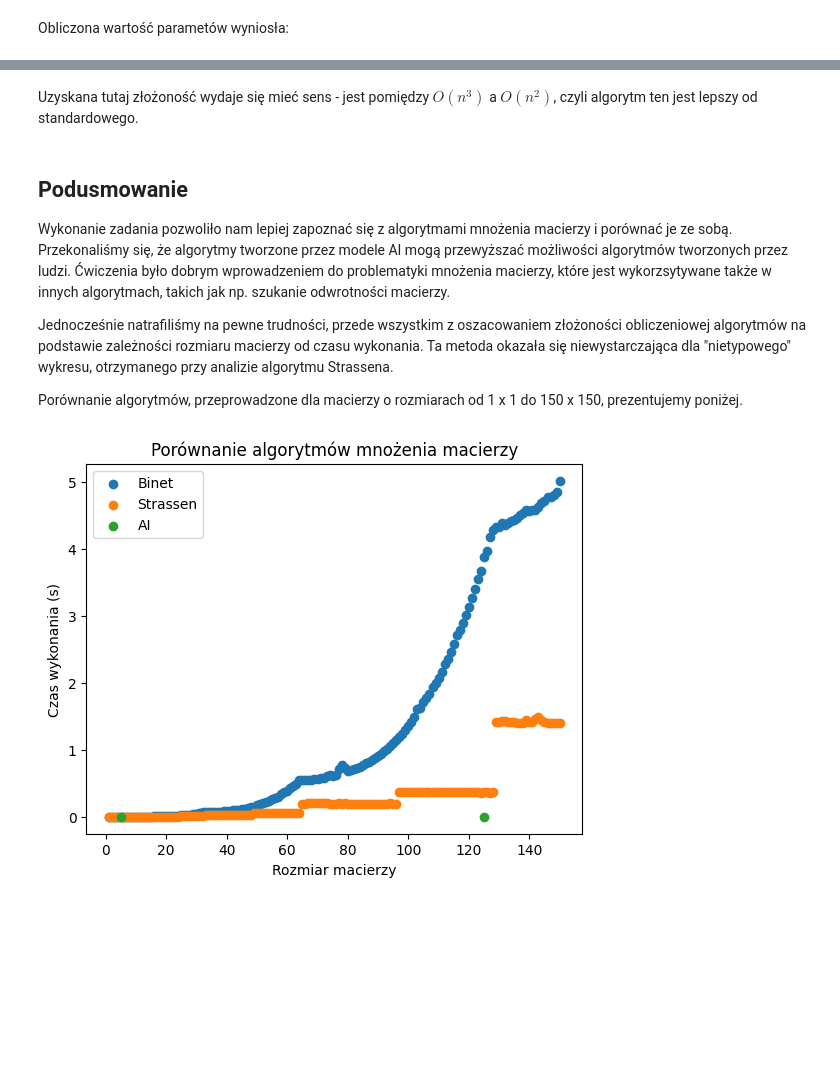
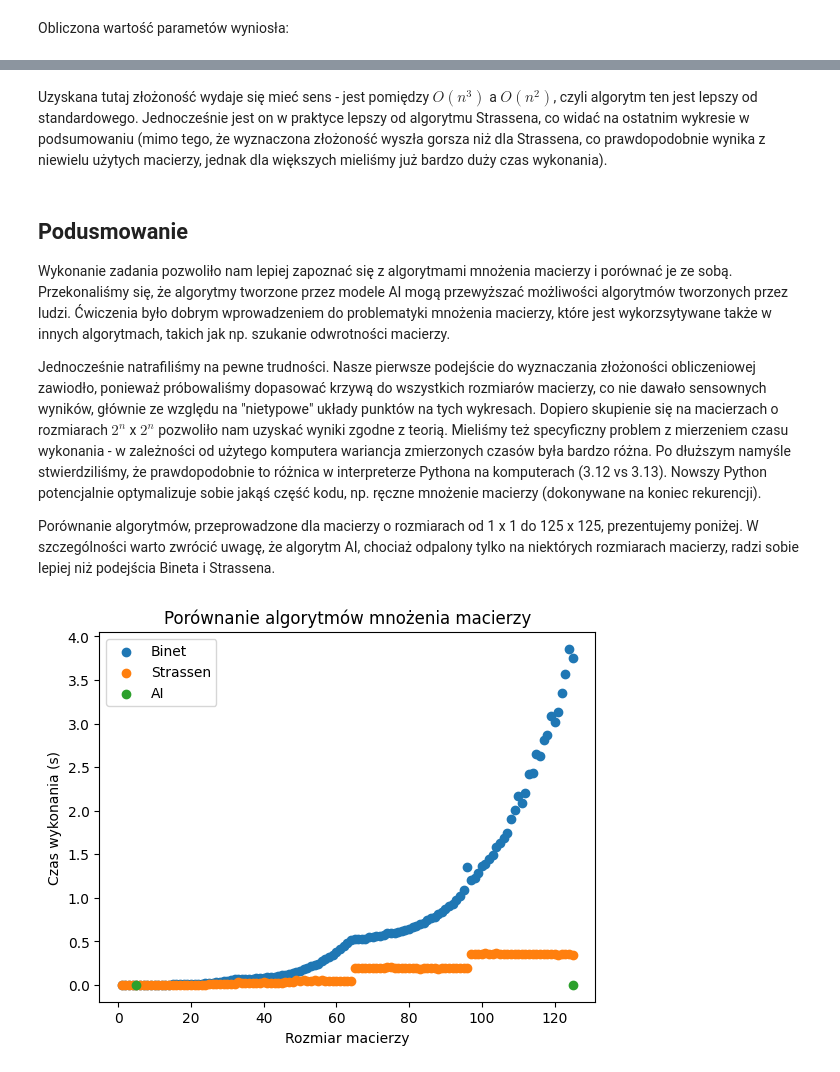
Before and after one commit to krzysztof-kopel/AlgoMacierzowe, a Jupyter notebook: lab1/lab1.ipynb, the cells around one changed output, grey strips where cells are left out. Saved outputs shown, nothing was run; the diff lists cells and outputs as text; code cells hidden in the pictures; blank space fills up the shorter version.

```diff
--- a/lab1/lab1.ipynb
+++ b/lab1/lab1.ipynb
@@ -185,7 +185,22 @@ def func(x, a, b):
 # %%
 from scipy.optimize import curve_fit
 
-params, _ = list(curve_fit(func, range(1, len(successful_binet_wrappers) + 1), [wrapper.time_used for wrapper in successful_binet_wrappers]))
+test_matrices = [np.random.uniform(0.00000001, 1, (2 ** i, 2 ** i)) for i in range(8)]
+wrappers = [BinetWrapper() for _ in range(8)]
+
+for _ in range(4):
+    for i, matrix in enumerate(test_matrices):
+        time1 = perf_counter()
+        wrappers[i].binet(matrix, matrix)
+        time2 = perf_counter()
+        wrappers[i].time_used.append(time2 - time1)
+
+for wrapper in wrappers:
+    wrapper.memory_used //= len(wrapper.time_used)
+    wrapper.flops //= len(wrapper.time_used)
+    wrapper.time_used = median(wrapper.time_used)
+
+params, _ = list(curve_fit(func, [2 ** i for i in range(8)], [wrapper.time_used for wrapper in wrappers]))
 # %% [markdown]
 Oszacowana wartość parametrów wyniosła:
 # %%
@@ -359,13 +374,13 @@ def strassen(self, A, B):
 from strassen import StrassenWrapper
 
 wrappers = [StrassenWrapper() for _ in range(len(matrices))]
-for _ in range(4):
+for _ in range(3):
     for i, (matrix_a, matrix_b) in enumerate(matrices):
         time1 = perf_counter()
         wrappers[i].strassen(matrix_a, matrix_b)
         time2 = perf_counter()
         wrappers[i].time_used.append(time2 - time1)
-        if wrappers[i].time_used[-1] > 7:
+        if wrappers[i].time_used[-1] > 4:
             break
 
 for wrapper in wrappers:
@@ -416,7 +433,22 @@ plt.show()
 # %% [markdown]
 Ponownie, dopasowujemy krzywą postaci $$ y = a * x^b $$
 # %%
-params, _ = curve_fit(func, range(1, len(successful_strassen_wrappers) + 1), [wrapper.time_used for wrapper in successful_strassen_wrappers])
+test_matrices = [np.random.uniform(0.00000001, 1, (2 ** i, 2 ** i)) for i in range(8)]
+wrappers = [StrassenWrapper() for _ in range(8)]
+
+for _ in range(4):
+    for i, matrix in enumerate(test_matrices):
+        time1 = perf_counter()
+        wrappers[i].strassen(matrix, matrix)
+        time2 = perf_counter()
+        wrappers[i].time_used.append(time2 - time1)
+
+for wrapper in wrappers:
+    wrapper.memory_used //= len(wrapper.time_used)
+    wrapper.flops //= len(wrapper.time_used)
+    wrapper.time_used = median(wrapper.time_used)
+
+params, _ = list(curve_fit(func, [2 ** i for i in range(8)], [wrapper.time_used for wrapper in wrappers]))
 # %% [markdown]
 Obliczone wartości parametrów wynoszą:
 # %%
@@ -590,20 +623,20 @@ plt.show()
 # %% [markdown]
-Uzyskana tutaj złożoność wydaje się mieć sens - jest pomiędzy $ O(n^3) $ a $ O(n^2) $, czyli algorytm ten jest lepszy od standardowego.
+Uzyskana tutaj złożoność wydaje się mieć sens - jest pomiędzy $ O(n^3) $ a $ O(n^2) $, czyli algorytm ten jest lepszy od standardowego. Jednocześnie jest on w praktyce lepszy od algorytmu Strassena, co widać na ostatnim wykresie w podsumowaniu (mimo tego, że wyznaczona złożoność wyszła gorsza niż dla Strassena, co prawdopodobnie wynika z niewielu użytych macierzy, jednak dla większych mieliśmy już bardzo duży czas wykonania).
 # %% [markdown]
 ## Podusmowanie
 Wykonanie zadania pozwoliło nam lepiej zapoznać się z algorytmami mnożenia macierzy i porównać je ze sobą. Przekonaliśmy się, że algorytmy tworzone przez modele AI mogą przewyższać możliwości algorytmów tworzonych przez ludzi. Ćwiczenia było dobrym wprowadzeniem do problematyki mnożenia macierzy, które jest wykorzsytywane także w innych algorytmach, takich jak np. szukanie odwrotności macierzy.
 
-Jednocześnie natrafiliśmy na pewne trudności, przede wszystkim z oszacowaniem złożoności obliczeniowej algorytmów na podstawie zależności rozmiaru macierzy od czasu wykonania. Ta metoda okazała się niewystarczająca dla "nietypowego" wykresu, otrzymanego przy analizie algorytmu Strassena.
+Jednocześnie natrafiliśmy na pewne trudności. Nasze pierwsze podejście do wyznaczania złożoności obliczeniowej zawiodło, ponieważ próbowaliśmy dopasować krzywą do wszystkich rozmiarów macierzy, co nie dawało sensownych wyników, głównie ze względu na "nietypowe" układy punktów na tych wykresach. Dopiero skupienie się na macierzach o rozmiarach $ 2^n $ x $ 2^n $ pozwoliło nam uzyskać wyniki zgodne z teorią. Mieliśmy też specyficzny problem z mierzeniem czasu wykonania - w zależności od użytego komputera wariancja zmierzonych czasów była bardzo różna. Po dłuższym namyśle stwierdziliśmy, że prawdopodobnie to różnica w interpreterze Pythona na komputerach (3.12 vs 3.13). Nowszy Python potencjalnie optymalizuje sobie jakąś część kodu, np. ręczne mnożenie macierzy (dokonywane na koniec rekurencji).
 
-Porównanie algorytmów, przeprowadzone dla macierzy o rozmiarach od 1 x 1 do 150 x 150, prezentujemy poniżej.
+Porównanie algorytmów, przeprowadzone dla macierzy o rozmiarach od 1 x 1 do 125 x 125, prezentujemy poniżej. W szczególności warto zwrócić uwagę, że algorytm AI, chociaż odpalony tylko na niektórych rozmiarach macierzy, radzi sobie lepiej niż podejścia Bineta i Strassena.
 # %%
-plt.scatter(range(1, 151), [wrapper.time_used for wrapper in successful_binet_wrappers[:150]])
-plt.scatter(range(1, 151), [wrapper.time_used for wrapper in successful_strassen_wrappers[:150]])
+plt.scatter(range(1, 126), [wrapper.time_used for wrapper in successful_binet_wrappers[:125]])
+plt.scatter(range(1, 126), [wrapper.time_used for wrapper in successful_strassen_wrappers[:125]])
 plt.scatter([5, 125], [wrapper.time_used for wrapper in ai_wrappers[:2]])
 plt.title("Porównanie algorytmów mnożenia macierzy")
 plt.xlabel("Rozmiar macierzy")
 plt.ylabel("Czas wykonania (s)")
 plt.legend(["Binet", "Strassen", "AI"])
 plt.show()
 # %% [output]
-[figure, old version]
+[figure, new version]
```
Also changed, not shown: parts of 19 cells of this notebook.
